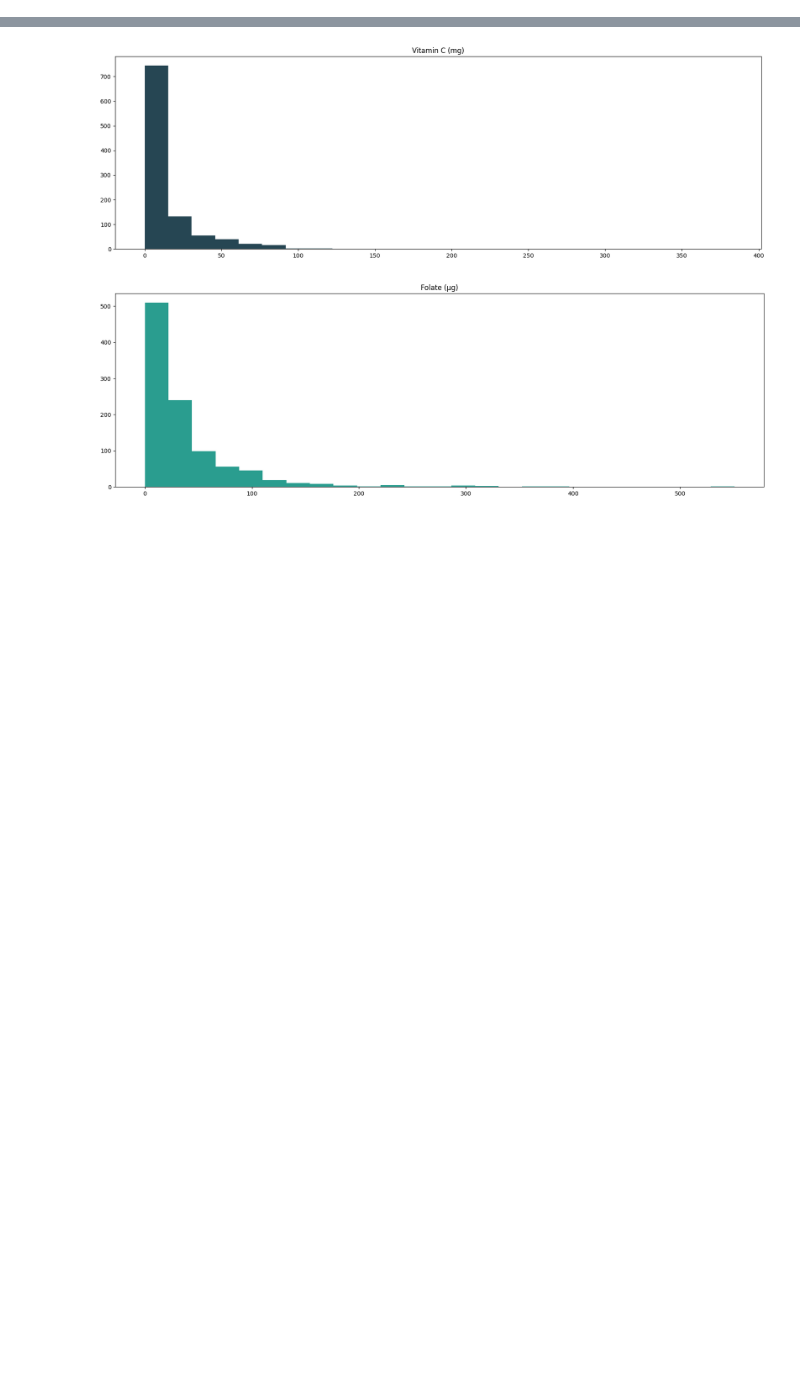
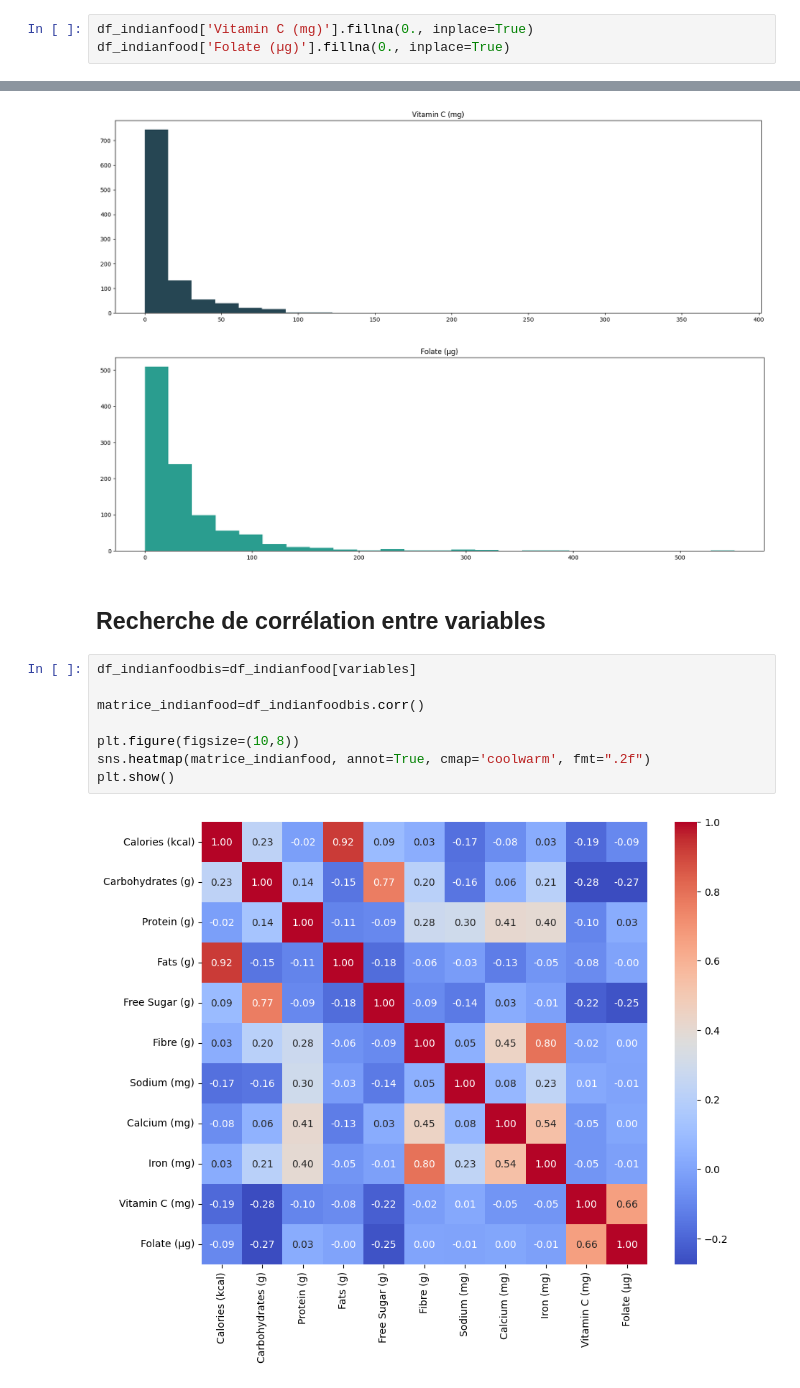
Before and after one commit to Falite/Notebooks-Jupyter, a Jupyter notebook: Réseaux Neuronaux/IndianFood.ipynb, the cells around one changed output, grey strips where cells are left out. Drawn from its saved outputs; the diff is of its cells as text; blank space fills up the shorter version.

```diff
--- a/Réseaux Neuronaux/IndianFood.ipynb
+++ b/Réseaux Neuronaux/IndianFood.ipynb
@@ -239,0 +237,3 @@ df_indianfood['Folate (µg)'].fillna(0., inplace=True)
+# %%
+df_indianfood['Vitamin C (mg)'].fillna(0., inplace=True)
+df_indianfood['Folate (µg)'].fillna(0., inplace=True)
@@ -335,3 +348,15 @@ plt.show()
 [figure]
 [figure]
 [figure]
+# %% [markdown]
+## Recherche de corrélation entre variables
+# %%
+df_indianfoodbis=df_indianfood[variables]
+
+matrice_indianfood=df_indianfoodbis.corr()
+
+plt.figure(figsize=(10,8))
+sns.heatmap(matrice_indianfood, annot=True, cmap='coolwarm', fmt=".2f")
+plt.show()
+# %% [output]
+[figure, added]
```
Also changed, not shown: parts of 5 cells of this notebook, 6 other files.
